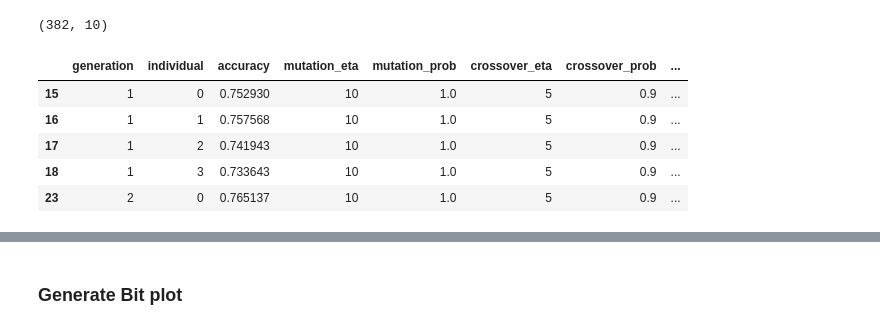
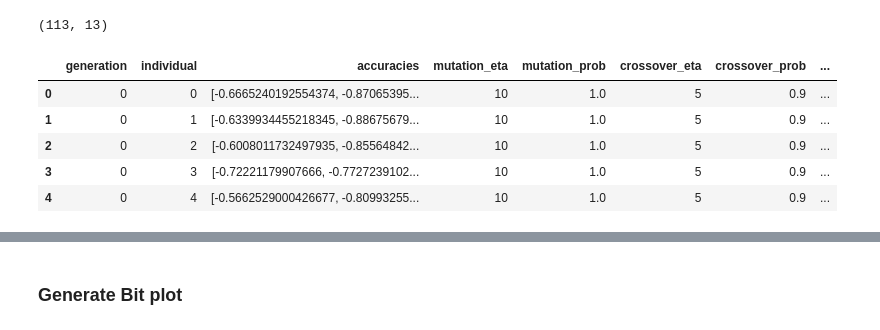
Before and after one commit to itiv-kit/dnn-model-exploration, a Jupyter notebook: doodle_scripts/visualize_individuals.ipynb, the cells around one changed output, grey strips where cells are left out. Saved outputs shown, nothing was run; the diff lists cells and outputs as text; code cells hidden in the pictures.

```diff
--- a/doodle_scripts/visualize_individuals.ipynb
+++ b/doodle_scripts/visualize_individuals.ipynb
@@ -22,0 +8,7 @@ dfin = results.to_dataframe()
+# %%
+# results = collect_results('../results/expl_quantization_problem_resnet50_imagenet_2023-03-12_19-50.pkl')
+results = collect_results('/home/oq4116/projekte/ai-hardware-accelerators/mixed-precision-dnns/results/expl_quantization_problem_yolop_bdd100k_2023-03-15_15-35.pkl')
+
+dfin = results.to_dataframe()
+
+dfin.head()
@@ -23,23 +22,28 @@ dfin = results.to_dataframe()
 # %%
 def prepare(df):
-    df['accuracy'] = -df['accuracy'] + results.accuracy_limit
-    df = df[df['accuracy'] > 0.7]
+    df[['acc_ll','acc_da','acc_det']] = pd.DataFrame(df.accuracies.tolist(), index=df_prep.index)
+    df['acc_ll'] = -df['acc_ll'] + results.accuracy_limit[0]
+    df['acc_da'] = -df['acc_da'] + results.accuracy_limit[1]
+    df['acc_det'] = -df['acc_det'] + results.accuracy_limit[2]
+    df = df[df['acc_ll'] > results.accuracy_limit[0]]
+    df = df[df['acc_da'] > results.accuracy_limit[1]]
+    df = df[df['acc_det'] > results.accuracy_limit[2]]
     # df['F_0'] =  -df['F_0'] * 1_000_000
     return df
 
 df_prep = prepare(dfin)
 # df8x8 = prepare(df8x8)
 # df1x16 = prepare(df1x16)
 # df16x16 = prepare(df16x16)
 # df8x8alt = prepare(df8x8alt)
 print(df_prep.shape)
 df_prep.head()
 # %% [output]
-(382, 10)
+(113, 13)
-|  | generation | individual | accuracy | mutation_eta | mutation_prob | crossover_eta | crossover_prob | ... |
-| 15 | 1 | 0 | 0.752930 | 10 | 1.0 | 5 | 0.9 | ... |
-| 16 | 1 | 1 | 0.757568 | 10 | 1.0 | 5 | 0.9 | ... |
-| 17 | 1 | 2 | 0.741943 | 10 | 1.0 | 5 | 0.9 | ... |
-| 18 | 1 | 3 | 0.733643 | 10 | 1.0 | 5 | 0.9 | ... |
-| 23 | 2 | 0 | 0.765137 | 10 | 1.0 | 5 | 0.9 | ... |
+|  | generation | individual | accuracies | mutation_eta | mutation_prob | crossover_eta | crossover_prob | ... |
+| 0 | 0 | 0 | [-0.6665240192554374, -0.87065395... | 10 | 1.0 | 5 | 0.9 | ... |
+| 1 | 0 | 1 | [-0.6339934455218345, -0.88675679... | 10 | 1.0 | 5 | 0.9 | ... |
+| 2 | 0 | 2 | [-0.6008011732497935, -0.85564842... | 10 | 1.0 | 5 | 0.9 | ... |
+| 3 | 0 | 3 | [-0.72221179907666, -0.7727239102... | 10 | 1.0 | 5 | 0.9 | ... |
+| 4 | 0 | 4 | [-0.5662529000426677, -0.80993255... | 10 | 1.0 | 5 | 0.9 | ... |
 # %%
```
Also changed, not shown: parts of 11 cells of this notebook, 7 other files.
